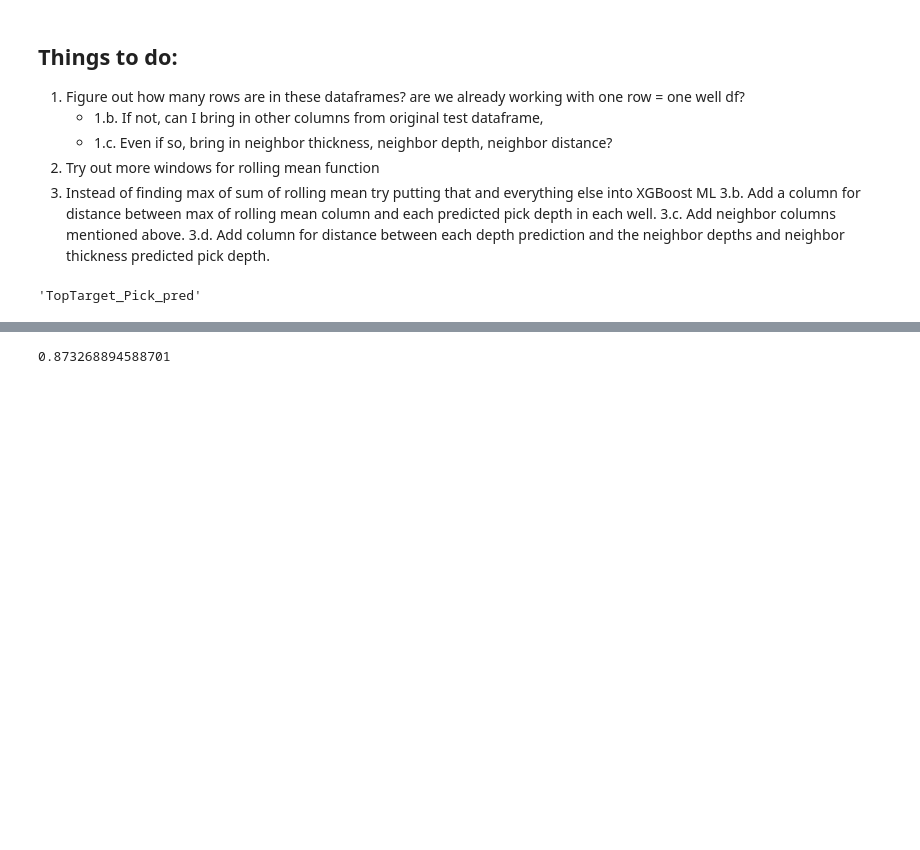
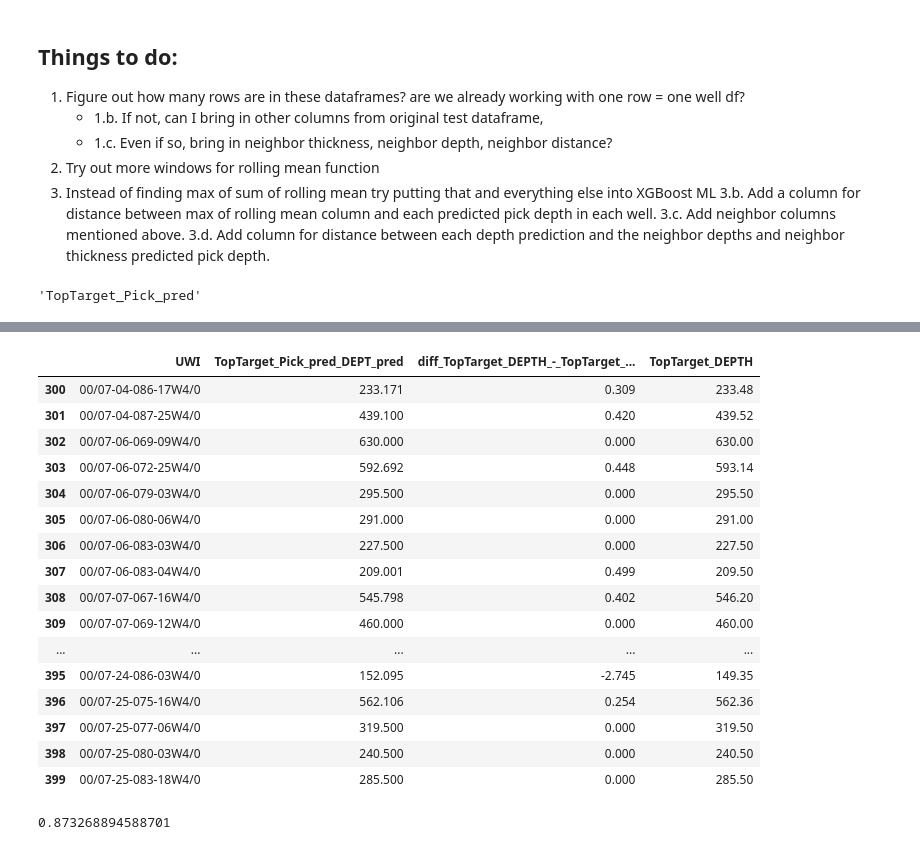
Before and after one commit to JustinGOSSES/MannvilleGroup_Strat_Hackathon, a Jupyter notebook: notebooks_2018/modular_redo/Machine_Learning/Machine_Learning_PostSplit_vG_AfterAbstractAAPG_vF.ipynb, the cells around one changed output, grey strips where cells are left out. Drawn from its saved outputs; the diff is of its cells as text; code cells hidden in the pictures; blank space fills up the shorter version.

```diff
--- a/notebooks_2018/modular_redo/Machine_Learning/Machine_Learning_PostSplit_vG_AfterAbstractAAPG_vF.ipynb
+++ b/notebooks_2018/modular_redo/Machine_Learning/Machine_Learning_PostSplit_vG_AfterAbstractAAPG_vF.ipynb
@@ -722,3 +740,23 @@ UnboundLocalError: local variable 'mean_absolute_error' referenced before assign
+# %%
+df_calc_pred_Top_Pick_pred_DEPT_pred[300:400]
+# %% [output]
+|  | UWI | TopTarget_Pick_pred_DEPT_pred | diff_TopTarget_DEPTH_-_TopTarget_... | TopTarget_DEPTH |
+| 300 | 00/07-04-086-17W4/0 | 233.171 | 0.309 | 233.48 |
+| 301 | 00/07-04-087-25W4/0 | 439.100 | 0.420 | 439.52 |
+| 302 | 00/07-06-069-09W4/0 | 630.000 | 0.000 | 630.00 |
+| 303 | 00/07-06-072-25W4/0 | 592.692 | 0.448 | 593.14 |
+| 304 | 00/07-06-079-03W4/0 | 295.500 | 0.000 | 295.50 |
+| 305 | 00/07-06-080-06W4/0 | 291.000 | 0.000 | 291.00 |
+| 306 | 00/07-06-083-03W4/0 | 227.500 | 0.000 | 227.50 |
+| 307 | 00/07-06-083-04W4/0 | 209.001 | 0.499 | 209.50 |
+| 308 | 00/07-07-067-16W4/0 | 545.798 | 0.402 | 546.20 |
+| 309 | 00/07-07-069-12W4/0 | 460.000 | 0.000 | 460.00 |
+| ... | ... | ... | ... | ... |
+| 395 | 00/07-24-086-03W4/0 | 152.095 | -2.745 | 149.35 |
+| 396 | 00/07-25-075-16W4/0 | 562.106 | 0.254 | 562.36 |
+| 397 | 00/07-25-077-06W4/0 | 319.500 | 0.000 | 319.50 |
+| 398 | 00/07-25-080-03W4/0 | 240.500 | 0.000 | 240.50 |
+| 399 | 00/07-25-083-18W4/0 | 285.500 | 0.000 | 285.50 |
 # %%
 r2
 # %% [output]
```
Also changed, not shown: parts of 8 cells of this notebook.
